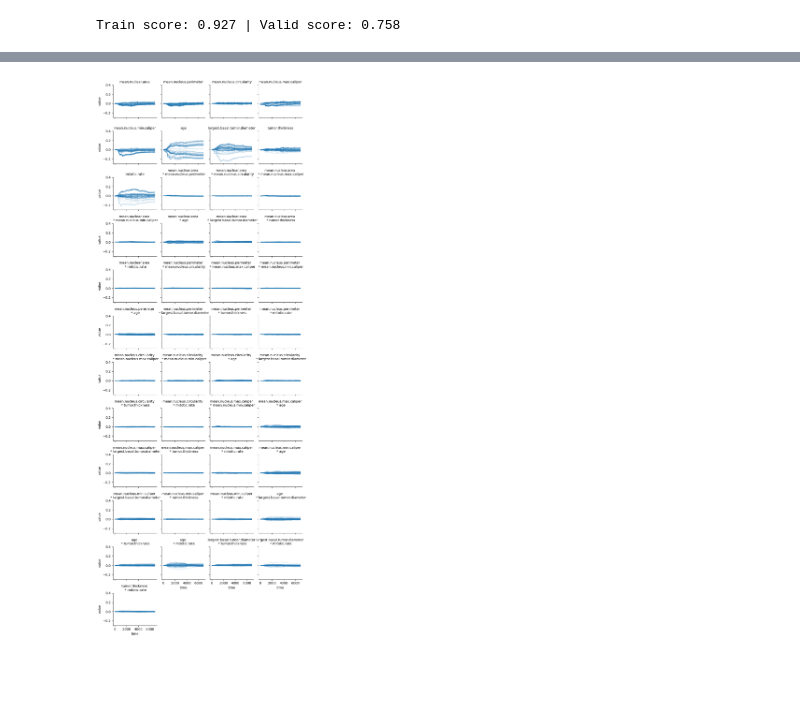
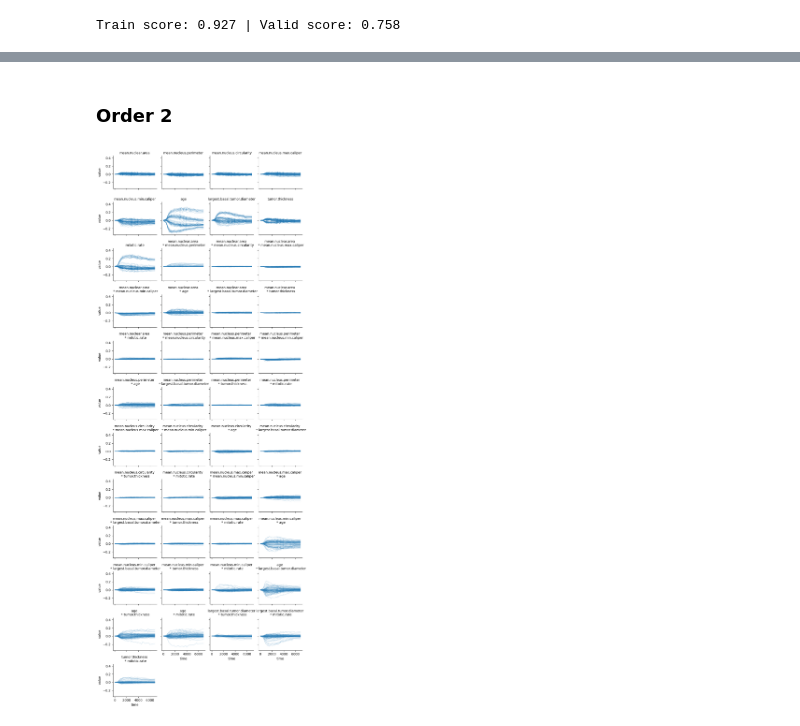
Before and after one commit to sophhan/survshapiq, a Jupyter notebook: experiments/explain_uvealmelanoma.ipynb, the cells around one changed output, grey strips where cells are left out. Cells and saved outputs as stored; diff of their text form; code cells hidden in the pictures; blank space fills up the shorter version.

```diff
--- a/experiments/explain_uvealmelanoma.ipynb
+++ b/experiments/explain_uvealmelanoma.ipynb
@@ -84,9 +85,13 @@ explanations_order1 = src.survshapiq(
     max_order=1
 )
 # %%
-filename = f'results/uvealmelanoma_explanations_order1_rsf.pkl'
+filename = f'results/uvealmelanoma_explanations_order1_gbs_maxdepth4.pkl'
 with open(filename, 'wb') as f:
     pickle.dump(explanations_order1, f)
+# %%
+filename = f'results/uvealmelanoma_explanations_order1_gbs_maxdepth4.pkl'
+with open(filename, 'rb') as f:
+    explanations_order1 = pickle.load(f)
 # %%
 timepoints = src.get_evenly_spaced_integers(model.unique_times_, 41)
 # %%
@@ -121,3 +186,5 @@ plt.savefig(f'results/uvealmelanoma_order1_rsf_global.png', bbox_inches="tight")
+# %% [markdown]
+### Order 2
 # %%
 np.random.seed(456)
 explanations_order2 = src.survshapiq(
@@ -125,7 +192,7 @@ explanations_order2 = src.survshapiq(
     X_train.values,
     [X_valid.iloc[[i]] for i in range(0, X_valid.shape[0])],
     feature_names=X_train.columns,
-    n_timepoints=21,
+    n_timepoints=41,
     exact=False,
     budget=2**X_train.shape[1] if X_train.shape[1] <= 9 else 2**9,
     index="k-SII",
@@ -136,6 +203,10 @@ explanations_order2 = src.survshapiq(
 filename = f'results/uvealmelanoma_explanations_order2_gbs_maxdepth4.pkl'
 with open(filename, 'wb') as f:
     pickle.dump(explanations_order2, f)
+# %%
+filename = f'results/uvealmelanoma_explanations_order2_gbs_maxdepth4.pkl'
+with open(filename, 'rb') as f:
+    explanations_order2 = pickle.load(f)
 # %%
 df_plot2 = pd.concat([explanations_order2[i].assign(time=timepoints, id=i) for i in range(X_valid.shape[0])])
 df_plot2 = pd.melt(df_plot2, id_vars=['time', 'id'], var_name="feature") #, 'treatment'])
@@ -144,16 +215,16 @@ df_plot2.feature = df_plot2.feature.str.replace("*", "\n *")
 # %%
 ax = sns.relplot(
     df_plot2,
     x="time", y="value", col="feature", kind="line", units="id",
     estimator=None, alpha=0.15,
     height=2,
     aspect=1.125,
     col_wrap=4
 )
 ax.set_titles(col_template="{col_name}")
-ax.set(ylim=(-0.3, 0.4))
+ax.set(ylim=(-0.35, 0.45))
 plt.tight_layout()
-plt.savefig(f'results/uvealmelanoma_order2_gbs_global_maxdepth4.png', bbox_inches="tight")
+plt.savefig(f'results/uvealmelanoma_order2_gbs_maxdepth4.png', bbox_inches="tight")
 # plt.clf()
 # %% [output]
-[figure, old version]
+[figure, new version]
```
Also changed, not shown: parts of 9 cells of this notebook, 40 other files.
